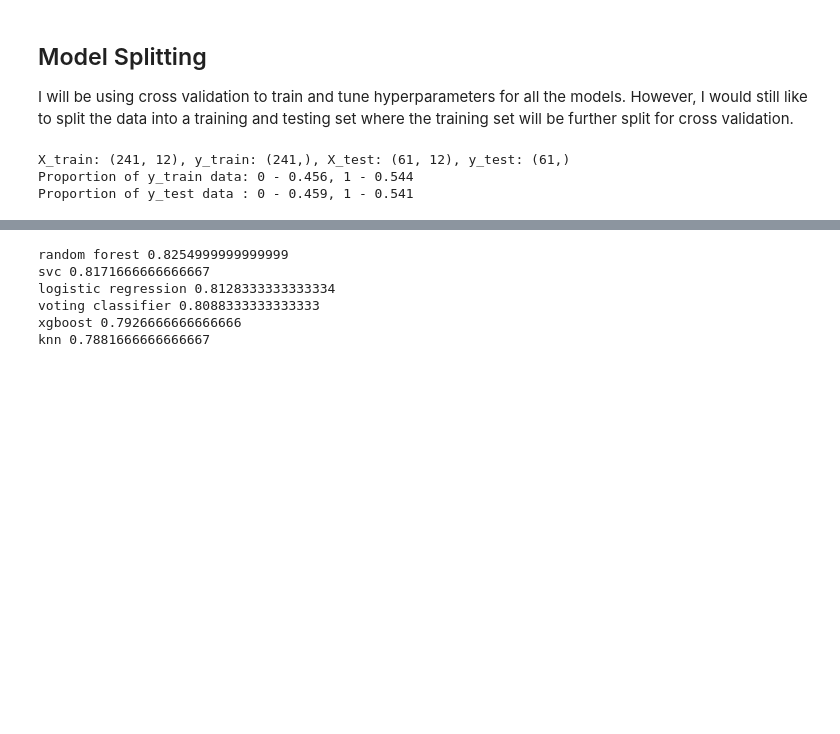
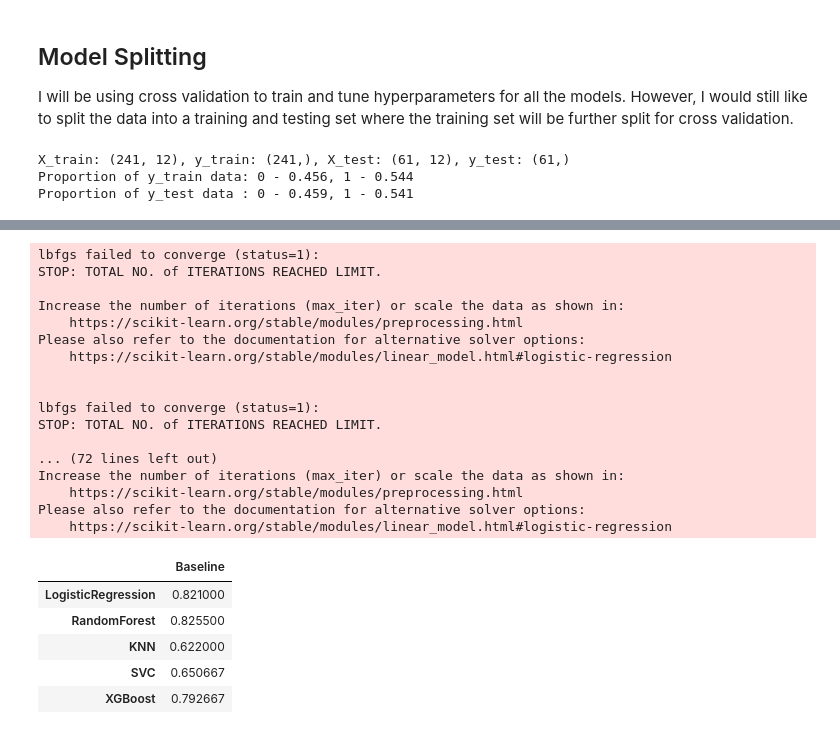
Before and after one commit to Zenoix/Heart-Disease-Dataset, a Jupyter notebook: notebook.ipynb, the cells around one changed output, grey strips where cells are left out. Cells and saved outputs as stored; diff of their text form; code cells hidden in the pictures; blank space fills up the shorter version.

```diff
--- a/notebook.ipynb
+++ b/notebook.ipynb
@@ -476,13 +434,52 @@ model_cv_scores["voting classifier"] = create_and_evaluate_model(eclf)
-# %%
-# Check the scores of the different baseline models
-for name, score in sorted(model_cv_scores.items(), key=lambda a: a[1], reverse=True):
-    print(name, score)
-# %% [output]
-random forest 0.8254999999999999
-svc 0.8171666666666667
-logistic regression 0.8128333333333334
-voting classifier 0.8088333333333333
-xgboost 0.7926666666666666
-knn 0.7881666666666667
+# %%
+# Create baseline model and evaluate function using accuracy
+from sklearn.model_selection import StratifiedKFold, cross_val_score
+
+from sklearn.linear_model import LogisticRegression
+from sklearn.ensemble import RandomForestClassifier
+from sklearn.neighbors import KNeighborsClassifier
+from sklearn.svm import SVC
+import xgboost as xgb
+
+models = {"LogisticRegression": LogisticRegression(random_state=7),
+          "RandomForest": RandomForestClassifier(random_state=7),
+          "KNN": KNeighborsClassifier(),
+          "SVC": SVC(random_state=7),
+          "XGBoost": xgb.XGBClassifier(eval_metric="logloss", use_label_encoder=False)}
+
+skf = StratifiedKFold(n_splits=10)
+baseline = {}
+
+for model_name, model in models.items():
+    score = cross_val_score(model, X_train, y_train,
+                            cv=skf, scoring="accuracy")
+    baseline[model_name] = score.mean()
+
+model_scores = pd.DataFrame({"Baseline": baseline.values()}, index=baseline.keys())
+model_scores
+# %% [output]
+lbfgs failed to converge (status=1):
+STOP: TOTAL NO. of ITERATIONS REACHED LIMIT.
+
+Increase the number of iterations (max_iter) or scale the data as shown in:
+    https://scikit-learn.org/stable/modules/preprocessing.html
+Please also refer to the documentation for alternative solver options:
+    https://scikit-learn.org/stable/modules/linear_model.html#logistic-regression
+
+
+lbfgs failed to converge (status=1):
+STOP: TOTAL NO. of ITERATIONS REACHED LIMIT.
+
+... (72 lines left out)
+Increase the number of iterations (max_iter) or scale the data as shown in:
+    https://scikit-learn.org/stable/modules/preprocessing.html
+Please also refer to the documentation for alternative solver options:
+    https://scikit-learn.org/stable/modules/linear_model.html#logistic-regression
+|  | Baseline |
+| LogisticRegression | 0.821000 |
+| RandomForest | 0.825500 |
+| KNN | 0.622000 |
+| SVC | 0.650667 |
+| XGBoost | 0.792667 |
 # %% [markdown]
 ## Model Improvement Time
```
Also changed, not shown: parts of 19 cells of this notebook.
